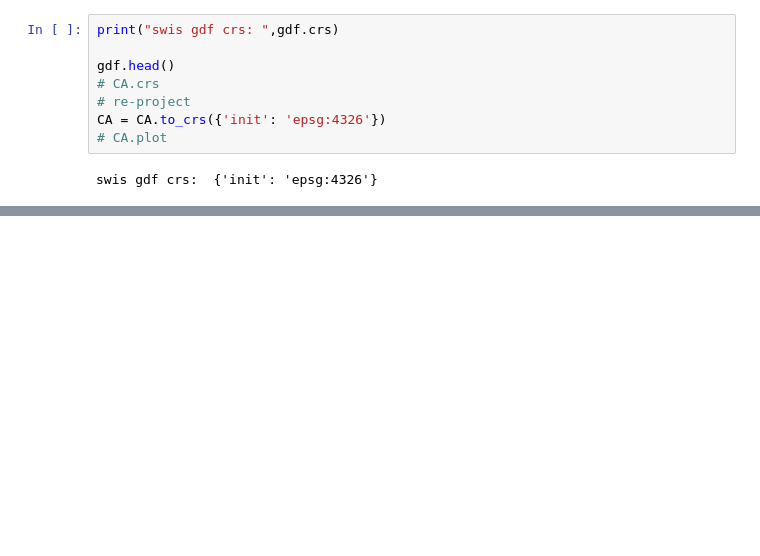
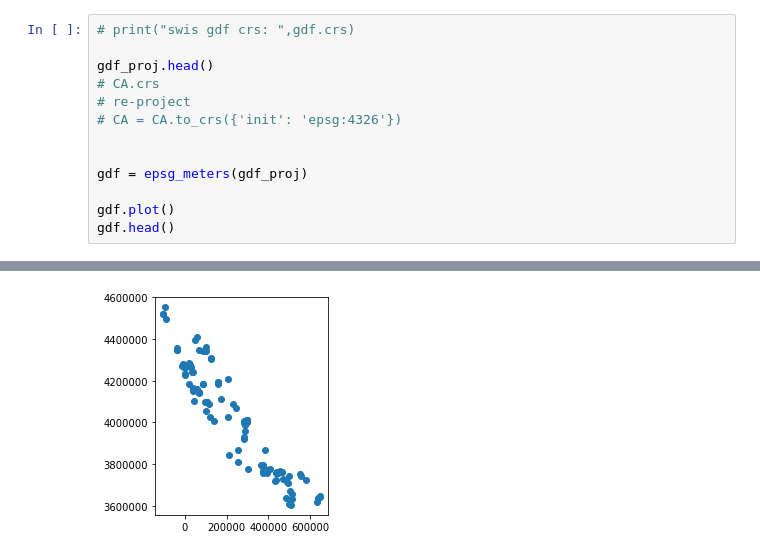
Before and after one commit to anayahall/grapevine, a Jupyter notebook: scripts/plot_and_buffers.ipynb, the cells around one changed output, grey strips where cells are left out. Cells and saved outputs as stored; diff of their text form; blank space fills up the shorter version.

```diff
--- a/scripts/plot_and_buffers.ipynb
+++ b/scripts/plot_and_buffers.ipynb
@@ -31,10 +52,14 @@ print(CA.crs)
 # %%
-print("swis gdf crs: ",gdf.crs)
+# print("swis gdf crs: ",gdf.crs)
 
-gdf.head()
+gdf_proj.head()
 # CA.crs
 # re-project
-CA = CA.to_crs({'init': 'epsg:4326'})
-# CA.plot
+# CA = CA.to_crs({'init': 'epsg:4326'})
+
+
+gdf = epsg_meters(gdf_proj)
+
+gdf.plot()
+gdf.head()
 # %% [output]
-swis gdf crs:  {'init': 'epsg:4326'}
@@ -41 +72,2 @@ swis gdf crs:  {'init': 'epsg:4326'}
+[figure, added]
 # %%
```
Also changed, not shown: parts of 9 cells of this notebook, 9 other files.
